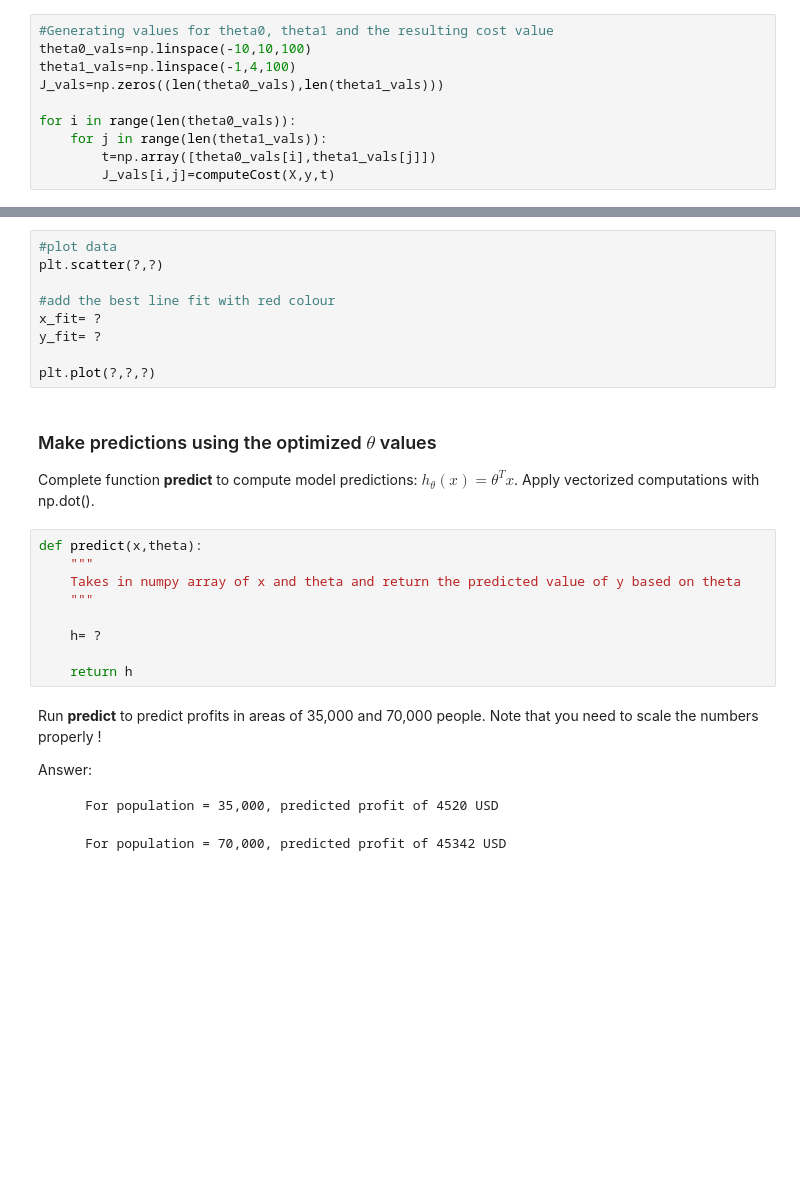
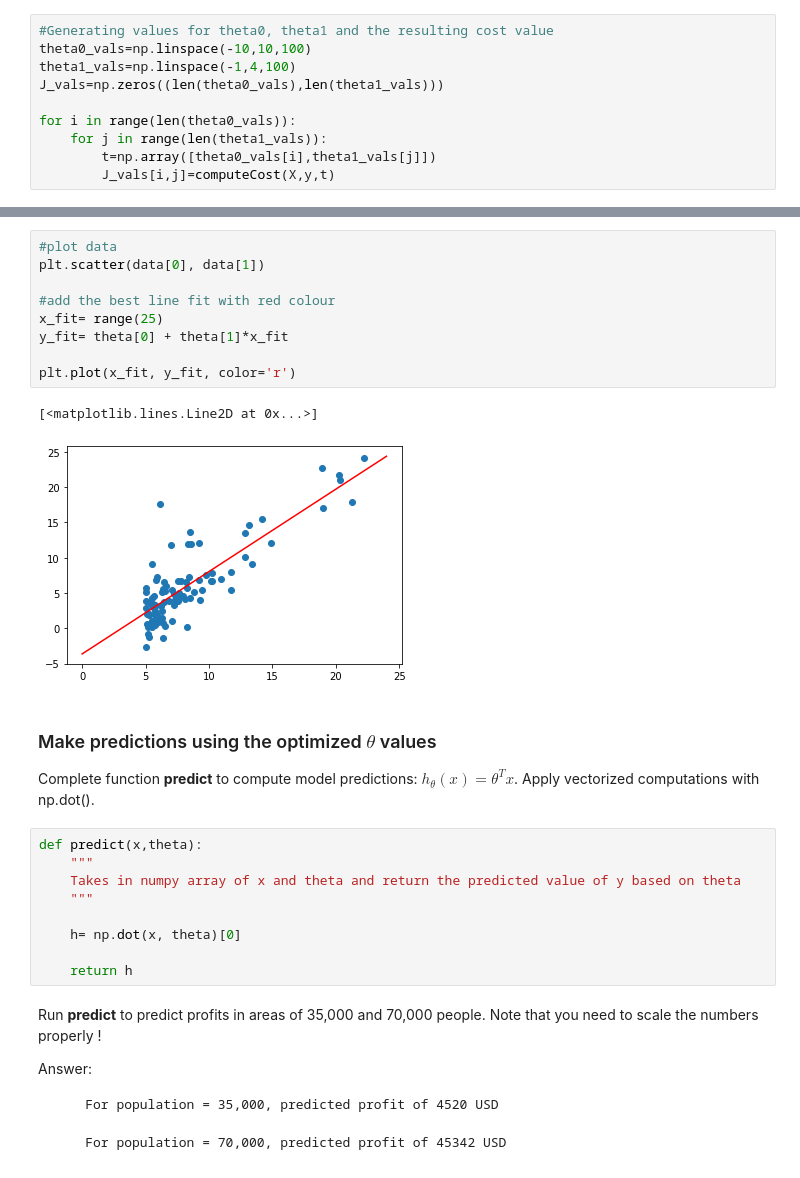
Before and after one commit to oEscal/TAA, a Jupyter notebook: aula2/LinearRegression/ML_LinReg.ipynb, the cells around one changed output, grey strips where cells are left out. Drawn from its saved outputs; the diff is of its cells as text; blank space fills up the shorter version.

```diff
--- a/aula2/LinearRegression/ML_LinReg.ipynb
+++ b/aula2/LinearRegression/ML_LinReg.ipynb
@@ -154,13 +188,16 @@ Overlap data and the best line fit (with the optimized  $\theta$ values) as show
 <caption><center> **Fig. 3** : ** ** </center></caption>
 # %%
 #plot data
-plt.scatter(?,?)
+plt.scatter(data[0], data[1])
 
 #add the best line fit with red colour
-x_fit= ?
-y_fit= ?
+x_fit= range(25)
+y_fit= theta[0] + theta[1]*x_fit
 
-plt.plot(?,?,?)
+plt.plot(x_fit, y_fit, color='r')
+# %% [output]
+[<matplotlib.lines.Line2D at 0x...>]
+[figure, added]
 # %% [markdown]
 ### Make predictions  using the optimized $\theta$ values
 
@@ -171,7 +208,7 @@ def predict(x,theta):
     Takes in numpy array of x and theta and return the predicted value of y based on theta
     """
 
-    h= ?
+    h= np.dot(x, theta)[0]
 
     return h
 # %% [markdown]
```
Also changed, not shown: parts of 17 cells of this notebook.
